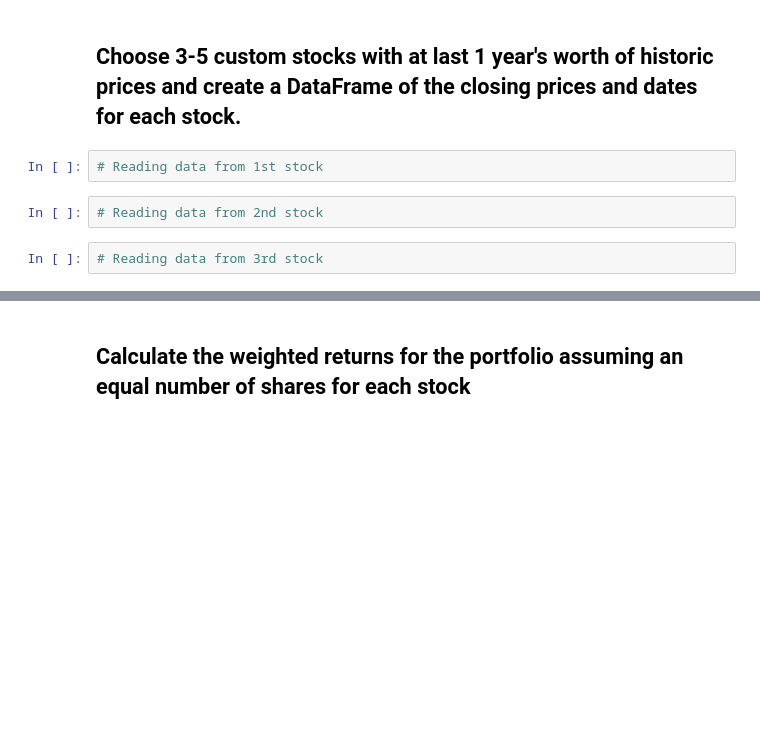
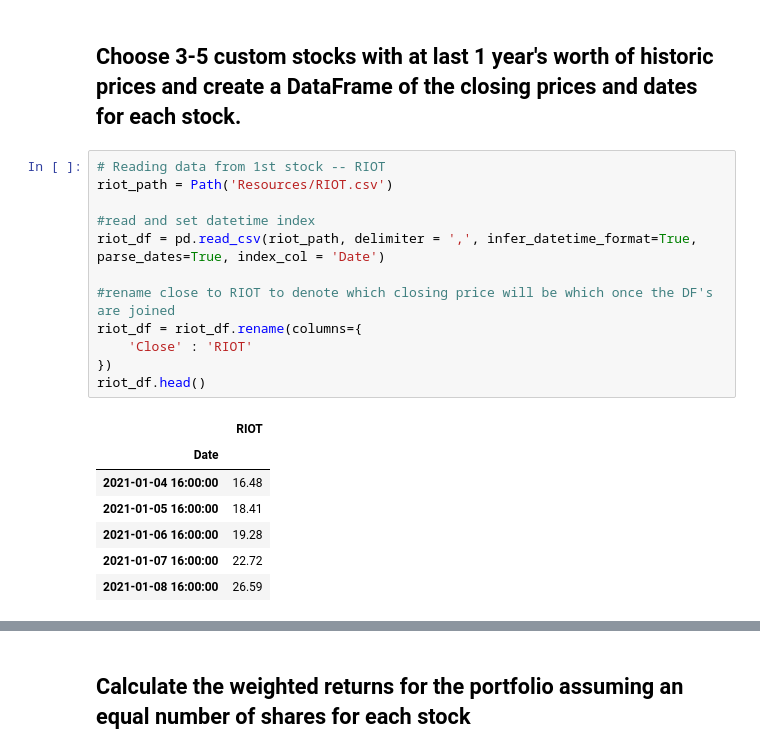
Before and after one commit to farmerplants/pandas-homework, a Jupyter notebook: whale_analysis.ipynb, the cells around one changed output, grey strips where cells are left out. Drawn from its saved outputs; the diff is of its cells as text; blank space fills up the shorter version.

```diff
--- a/whale_analysis.ipynb
+++ b/whale_analysis.ipynb
@@ -423,9 +423,23 @@ In this section, you will build your own portfolio of stocks, calculate the retu
 5. Include correlation analysis to determine which stocks (if any) are correlated
 # %% [markdown]
 ## Choose 3-5 custom stocks with at last 1 year's worth of historic prices and create a DataFrame of the closing prices and dates for each stock.
-# %%
-# Reading data from 1st stock
-# %%
-# Reading data from 2nd stock
-# %%
-# Reading data from 3rd stock
+# %%
+# Reading data from 1st stock -- RIOT
+riot_path = Path('Resources/RIOT.csv')
+
+#read and set datetime index
+riot_df = pd.read_csv(riot_path, delimiter = ',', infer_datetime_format=True, parse_dates=True, index_col = 'Date')
+
+#rename close to RIOT to denote which closing price will be which once the DF's are joined
+riot_df = riot_df.rename(columns={
+    'Close' : 'RIOT'
+})
+riot_df.head()
+# %% [output]
+|  | RIOT |
+| Date |  |
+| 2021-01-04 16:00:00 | 16.48 |
+| 2021-01-05 16:00:00 | 18.41 |
+| 2021-01-06 16:00:00 | 19.28 |
+| 2021-01-07 16:00:00 | 22.72 |
+| 2021-01-08 16:00:00 | 26.59 |
```
Also changed, not shown: parts of 9 cells of this notebook, 3 other files.
